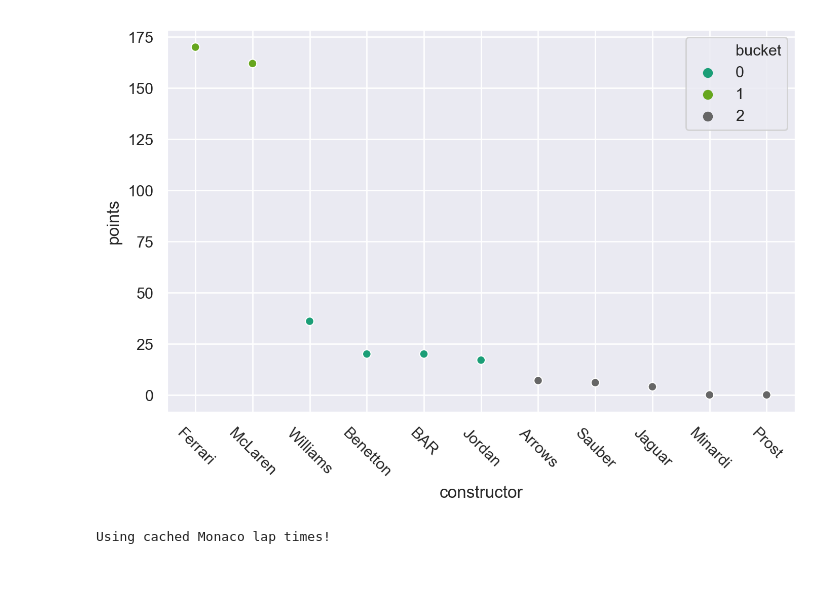
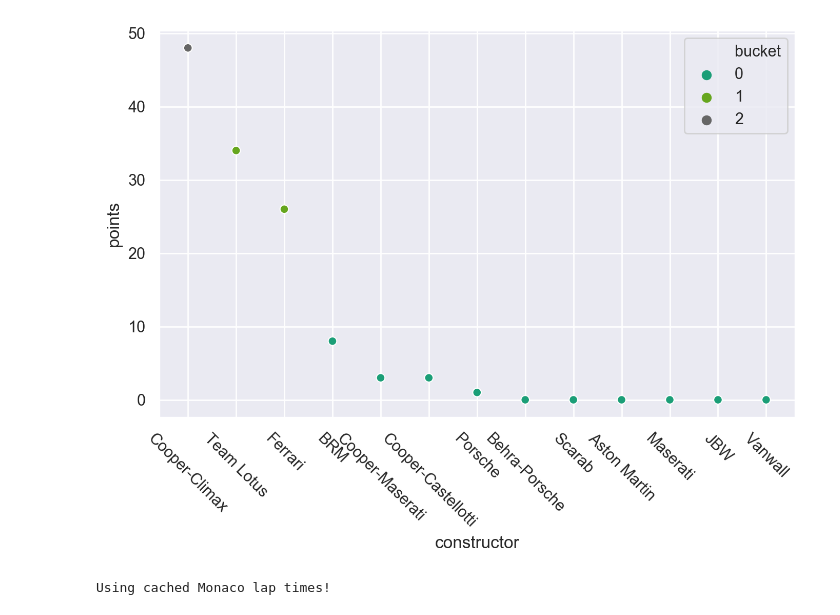
Before and after one commit to mnvsngv/cs696-bigdata, a Jupyter notebook: Project/Project.ipynb, the cells around one changed output. Saved outputs shown, nothing was run; the diff lists cells and outputs as text; code cells hidden in the pictures; blank space fills up the shorter version.

```diff
--- a/Project/Project.ipynb
+++ b/Project/Project.ipynb
@@ -31,23 +33,23 @@ constructor_standings = pd.read_csv('./f1-data/constructorStandings.csv').drop(c
 # %%
-season = 2000
+season = 1960
 
 season_races = races[races['year'] == season]
 features = constructor_standings[constructor_standings.raceId == season_races.raceId.max()]
 features = features[['position', 'points', 'constructorId']]
 features['constructor'] = [constructors[constructors.constructorId == x].name.values[0] for x in features['constructorId']]
 
 from sklearn.cluster import KMeans
 
 kmeans = KMeans(n_clusters=3)
 kmeans.fit_predict(features[['position', 'points']])
 features['bucket'] = kmeans.labels_
 features = features.sort_values(by='position')
 
 plot_large()
 sns.scatterplot(x='constructor', y='points', hue='bucket', data=features, palette='Dark2')
 plt.xticks(rotation=-45);
 # %% [output]
-[figure, old version]
+[figure, new version]
 # %%
 base_url = 'https://en.wikipedia.org/wiki/{}_Monaco_Grand_Prix'
 pole_string = '<a href="/wiki/Pole_position" title="Pole position">Pole position</a>'
```
Also changed, not shown: parts of 4 cells of this notebook.
